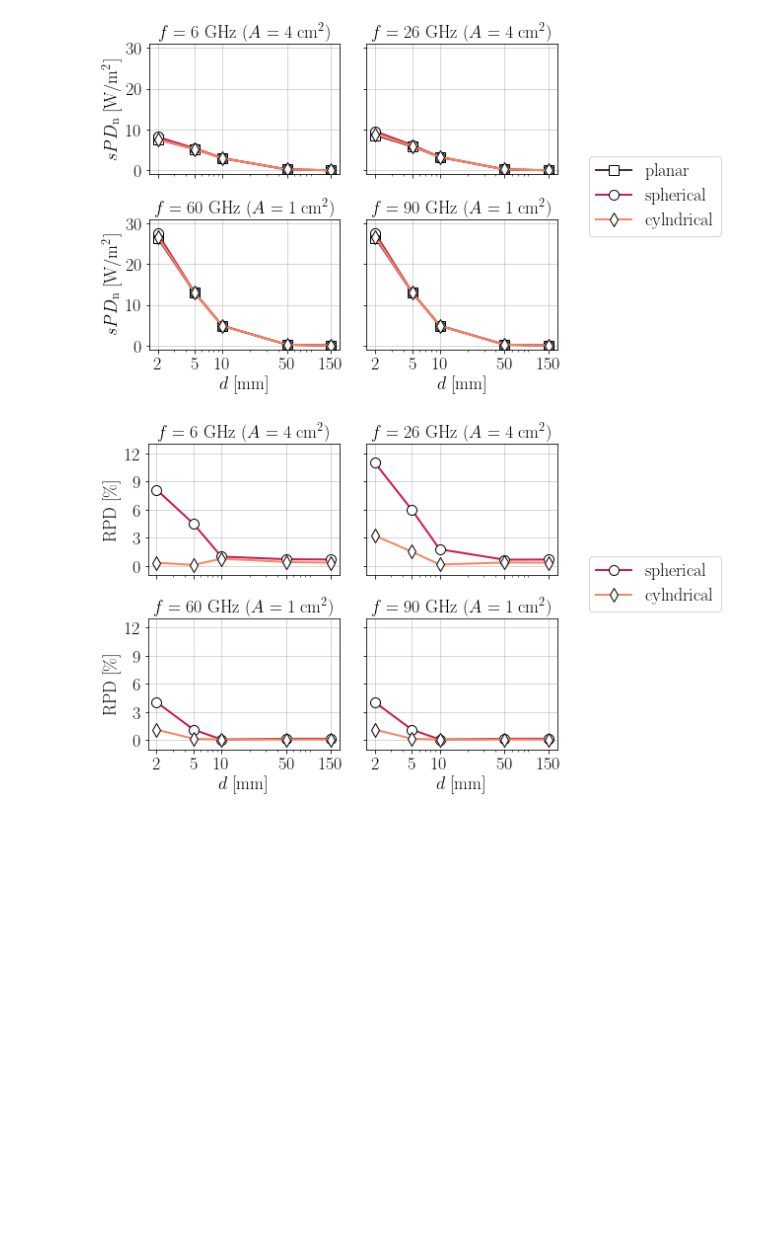
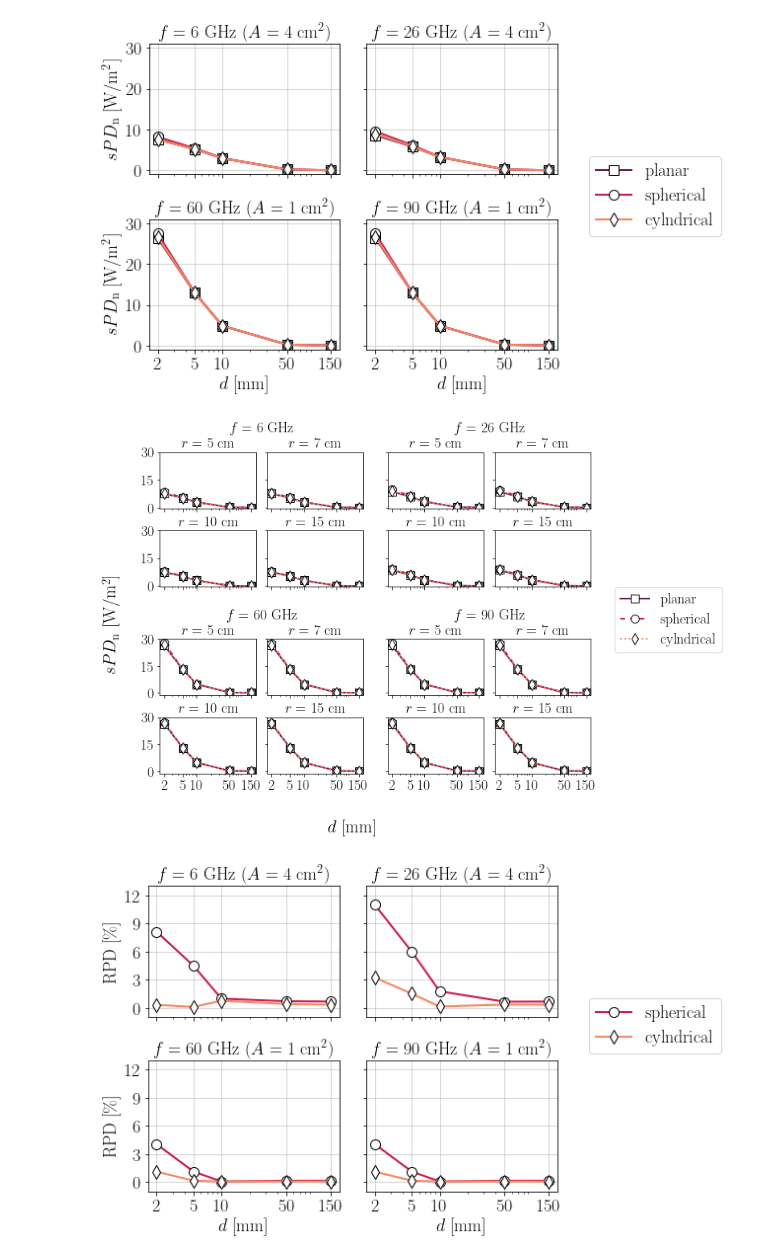
Before and after one commit to akapet00/EMF-exposure-analysis, a Jupyter notebook: playground/IRPA2022_paper/05_postprocessing.ipynb, the cells around one changed output. Drawn from its saved outputs; the diff is of its cells as text; code cells hidden in the pictures; blank space fills up the shorter version.

```diff
--- a/playground/IRPA2022_paper/05_postprocessing.ipynb
+++ b/playground/IRPA2022_paper/05_postprocessing.ipynb
@@ -12,7 +13,7 @@ from dosipy.utils.viz import fig_config, save_fig
 h = [2, 5, 10, 50, 150]
 f = [6, 26, 60, 90]
 A = [4, 4, 1, 1]
-r = np.array([0.05, 0.07, 0.1, 0.15])
+r = [5, 7, 10, 15]
 columns=['f', 'd', 'r', 'sPDn_pln', 'sPDn_sph', 'sPDn_cyl']
 color = sns.color_palette(palette='rocket', n_colors=3).as_hex()
 
@@ -79,6 +80,41 @@ fig.tight_layout()
 # save_fig(fig, fname=fname)
 # %% [output]
 [figure]
+# %%
+fig_config(latex=True, scaler=1, text_size=18)
+fig = plt.figure(figsize=(9, 7.5))
+gs = gridspec.GridSpec(2, 2, figure=fig)
+for i, _f in enumerate(f):
+    ghost = fig.add_subplot(gs[i])
+    ghost.set_title(f'$f =$ {_f} GHz\n')
+    ghost.axis('off')
+    gs_in = gs[i].subgridspec(2, 2)
+    for i_in, _r in enumerate(r):
+        ax = fig.add_subplot(gs_in[i_in])
+        ax.plot(h, dataset[(dataset['f']==_f) & (dataset['r']==_r)]['sPDn_pln'],
+                's-', color=color[0], label='planar', **markerkwargs)
+        ax.plot(h, dataset[(dataset['f']==_f) & (dataset['r']==_r)]['sPDn_sph'],
+                'o--', color=color[1], label='spherical', **markerkwargs)
+        ax.plot(h, dataset[(dataset['f']==_f) & (dataset['r']==_r)]['sPDn_cyl'],
+                'd:', color=color[2], label='cylndrical', **markerkwargs)
+        ax.set(title=f'$r =$ {_r} cm', xscale='log')
+        if (_f in [60, 90]) & (_r in [10, 15]):
+            ax.set(xlabel='', xticks=h, xticklabels=h)
+        else:
+            ax.set(xlabel='', xticks=h, xticklabels=[])
+        if (_f in [6, 60]) & (_r in [5, 10]):
+            ax.set(ylabel='', yticks=[0, 15, 30])
+        else:
+            ax.set(ylabel='', yticks=[0, 15, 30], yticklabels=[])
+
+handles, labels = fig.gca().get_legend_handles_labels()
+by_label = dict(zip(labels, handles))
+fig.legend(by_label.values(), by_label.keys(), bbox_to_anchor=(1.225, 0.6))
+fig.supxlabel('$d$ [mm]')
+fig.supylabel('$sPD_{\\text{n}}$ [W/m$^2$]')
+fig.tight_layout()
+# %% [output]
+[figure, added]
 # %%
 fig_config(latex=True, scaler=1, text_size=18, nrows=nrows, ncols=ncols)
 fig = plt.figure(figsize=(7, 5.75))
```
Also changed, not shown: parts of 2 cells of this notebook.
